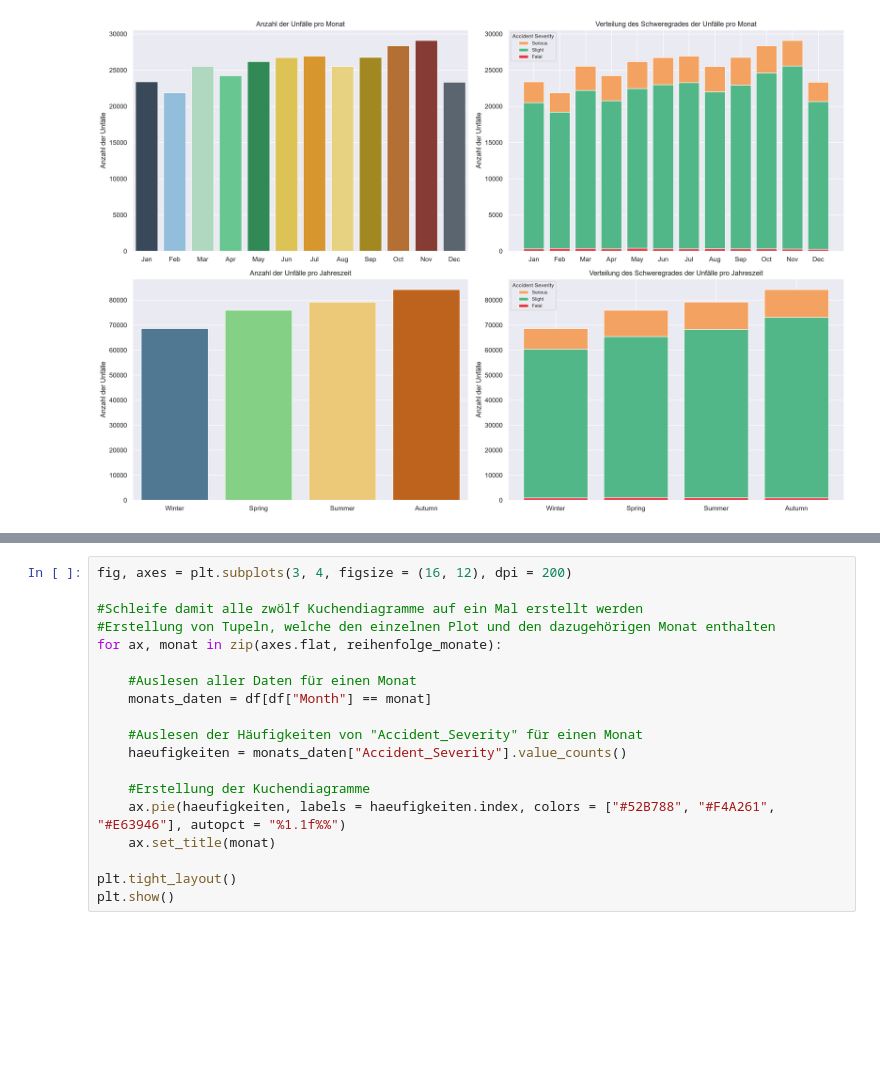
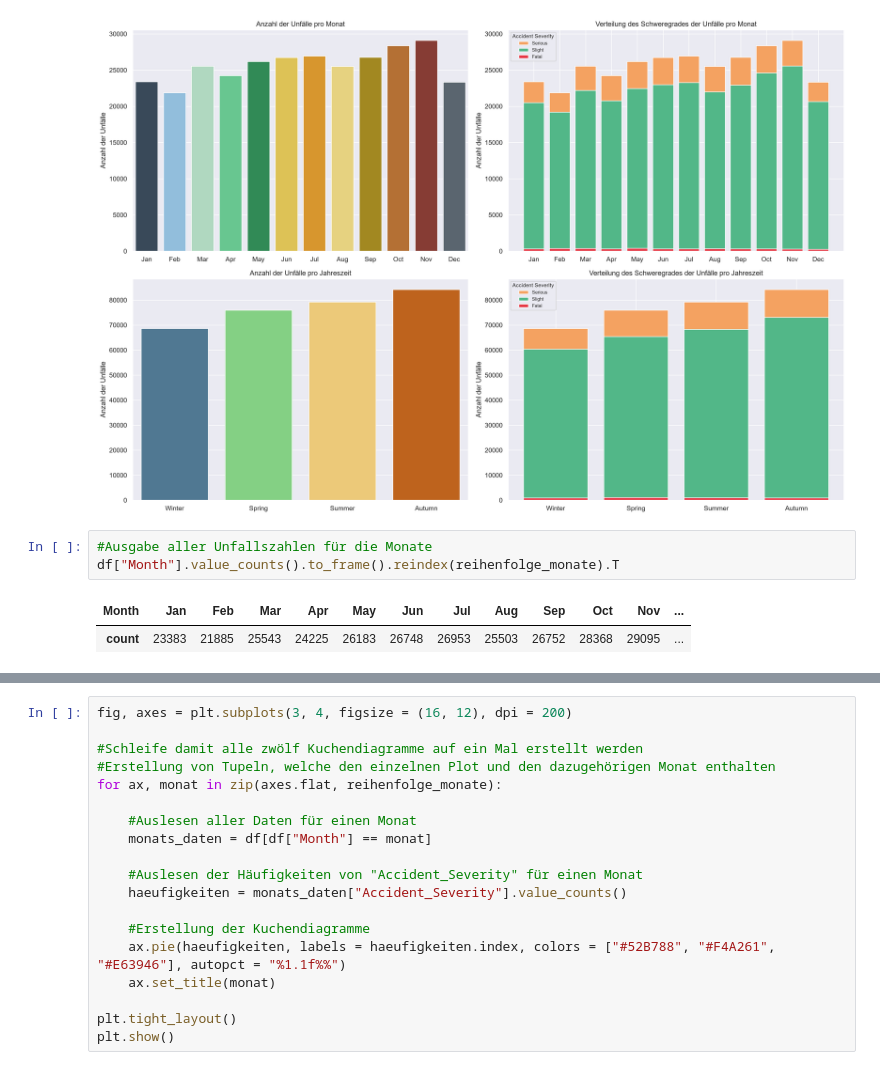
Before and after one commit to DamianM0N/Road-Accident-Dataset-deskriptive-Analyse, a Jupyter notebook: Projekt.ipynb, the cells around one changed output, grey strips where cells are left out. Drawn from its saved outputs; the diff is of its cells as text; blank space fills up the shorter version.

```diff
--- a/Projekt.ipynb
+++ b/Projekt.ipynb
@@ -494,3 +499,9 @@ plt.tight_layout()
 plt.show()
 # %% [output]
 [figure]
+# %%
+#Ausgabe aller Unfallszahlen für die Monate
+df["Month"].value_counts().to_frame().reindex(reihenfolge_monate).T
+# %% [output]
+| Month | Jan | Feb | Mar | Apr | May | Jun | Jul | Aug | Sep | Oct | Nov | ... |
+| count | 23383 | 21885 | 25543 | 24225 | 26183 | 26748 | 26953 | 25503 | 26752 | 28368 | 29095 | ... |
```
Also changed, not shown: parts of 17 cells of this notebook.
